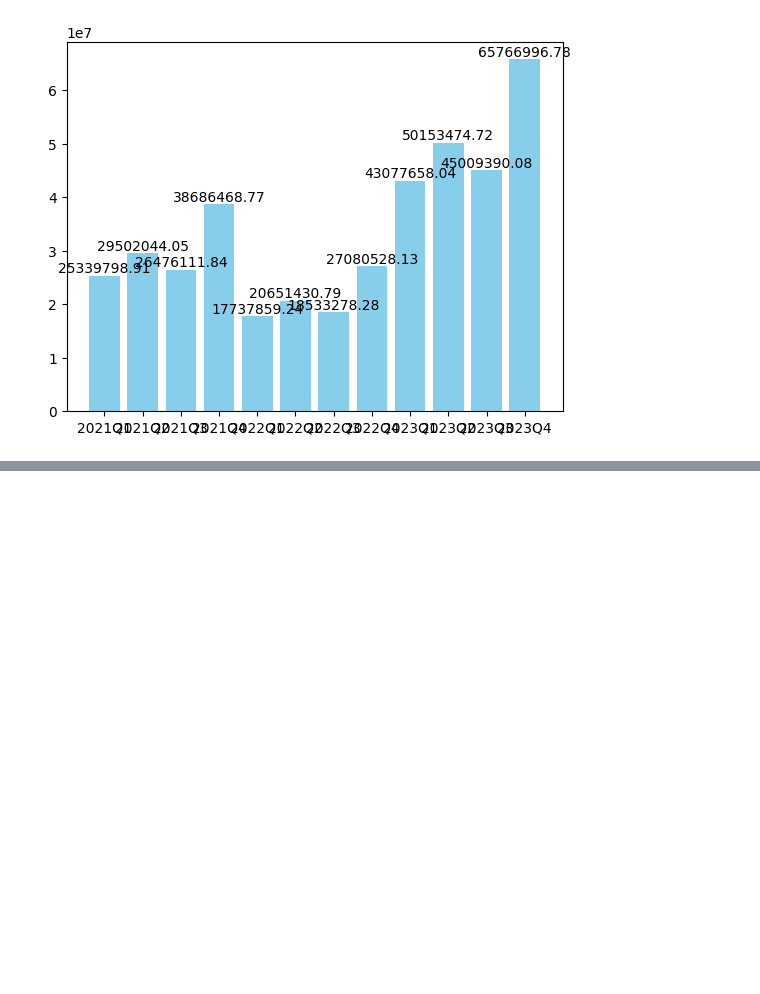
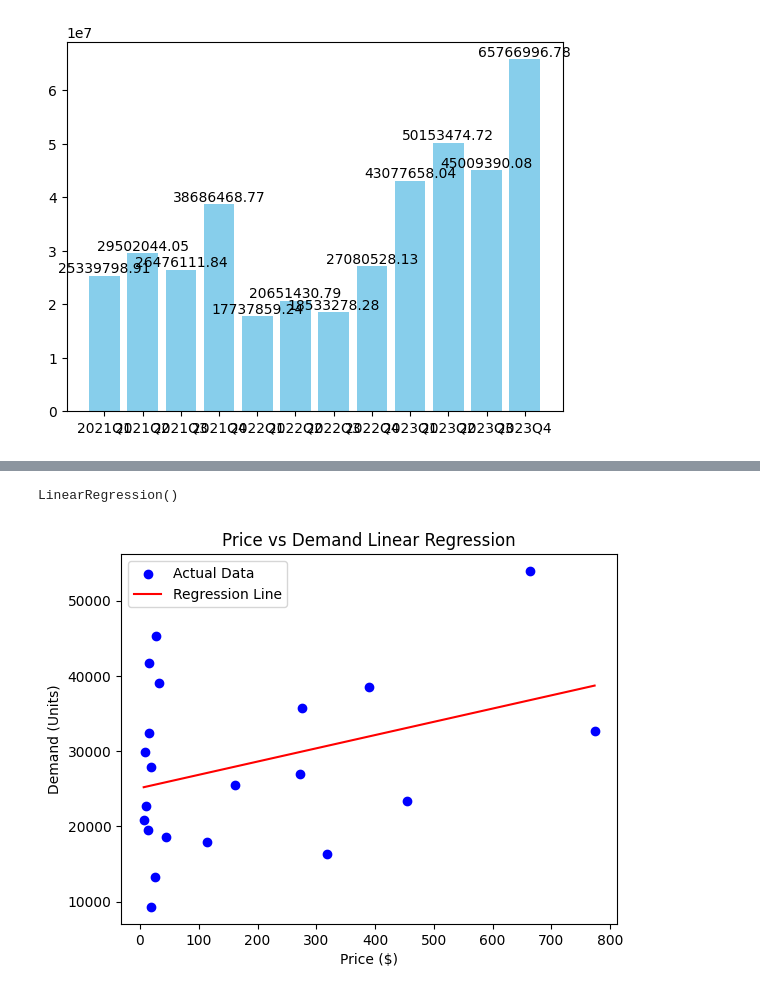
Before and after one commit to UniversityExeterBusinessSchool/mock-test-2-theycallmejeano, a Jupyter notebook: Revision Notebook.ipynb, the cells around one changed output, grey strips where cells are left out. Cells and saved outputs as stored; diff of their text form; code cells hidden in the pictures; blank space fills up the shorter version.

```diff
--- a/Revision Notebook.ipynb
+++ b/Revision Notebook.ipynb
@@ -330,0 +403,7 @@ plt.show()
+# %%
+print(df1['Product'].unique())
+
+# selecting one type
+arabica = df1[df1['Product'].str.strip()=='Arabica']
+print(arabica.info())
+print(arabica['Sale Price'].unique())
@@ -330,0 +428,28 @@ plt.show()
+# %%
+arabica_agg = arabica.groupby('Sale Price')['Units Sold'].sum().reset_index()
+# %%
+# can we do a regression of sales vs.demand
+arabica_regression = LinearRegression()
+
+# NOTE: use double brackets
+arabica_regression.fit(arabica_agg[['Sale Price']], arabica_agg[['Units Sold']])
+# %% [output]
+LinearRegression()
+# %%
+# create a price range for the regression
+price_range = np.linspace(arabica_agg['Sale Price'].min(),
+                          arabica_agg['Sale Price'].max(), 100).reshape(-1, 1)
+
+# predict demand over the price range
+demand_predictions = arabica_regression.predict(price_range)
+# %%
+# Plot scatter and regression line
+plt.scatter(arabica_agg[['Sale Price']], arabica_agg[['Units Sold']], color='blue', label='Actual Data')
+plt.plot(price_range, demand_predictions, color='red', label='Regression Line')
+plt.xlabel("Price ($)")
+plt.ylabel("Demand (Units)")
+plt.title("Price vs Demand Linear Regression")
+plt.legend()
+plt.show()
+# %% [output]
+[figure, added]
```
Also changed, not shown: parts of 15 cells of this notebook.
